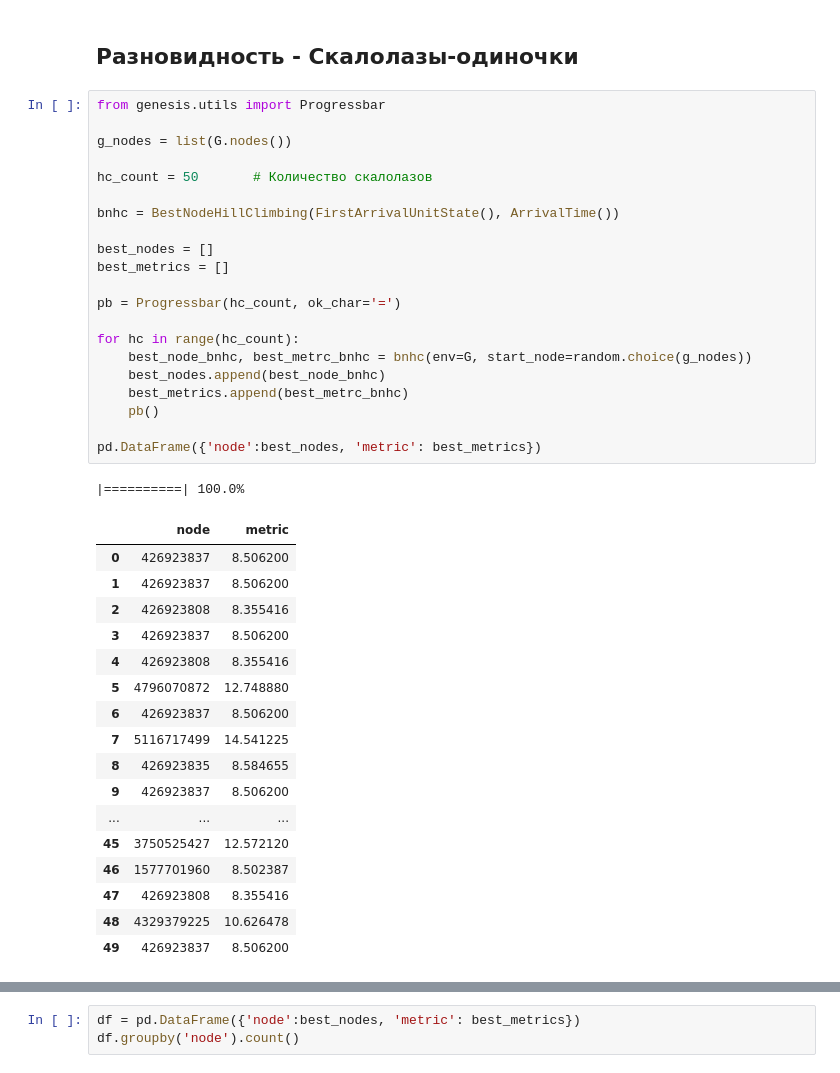
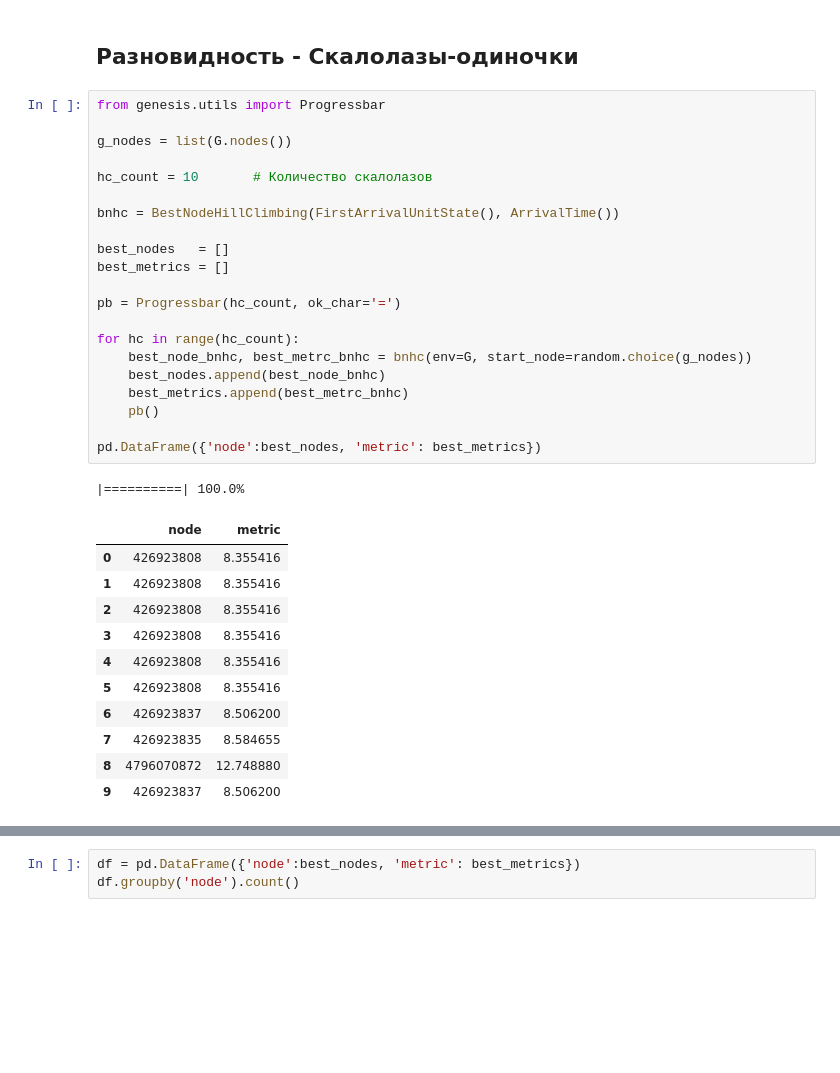
Before and after one commit to Obsidian-pb/genesis, a Jupyter notebook: work/genesis/best_node_monkey_construct.ipynb, the cells around one changed output, grey strips where cells are left out. Drawn from its saved outputs; the diff is of its cells as text; blank space fills up the shorter version.

```diff
--- a/work/genesis/best_node_monkey_construct.ipynb
+++ b/work/genesis/best_node_monkey_construct.ipynb
@@ -267,43 +327,37 @@ area.boundary.plot(ax=ax, color='r')
 # %%
 from genesis.utils import Progressbar
 
 g_nodes = list(G.nodes())
 
-hc_count = 50       # Количество скалолазов
+hc_count = 10       # Количество скалолазов
 
 bnhc = BestNodeHillClimbing(FirstArrivalUnitState(), ArrivalTime())
 
-best_nodes = []
+best_nodes   = []
 best_metrics = []
 
 pb = Progressbar(hc_count, ok_char='=')
 
 for hc in range(hc_count):
     best_node_bnhc, best_metrc_bnhc = bnhc(env=G, start_node=random.choice(g_nodes))
     best_nodes.append(best_node_bnhc)
     best_metrics.append(best_metrc_bnhc)
     pb()
 
 pd.DataFrame({'node':best_nodes, 'metric': best_metrics})
 # %% [output]
 |==========| 100.0%
 |  | node | metric |
-| 0 | 426923837 | 8.506200 |
-| 1 | 426923837 | 8.506200 |
+| 0 | 426923808 | 8.355416 |
+| 1 | 426923808 | 8.355416 |
 | 2 | 426923808 | 8.355416 |
-| 3 | 426923837 | 8.506200 |
+| 3 | 426923808 | 8.355416 |
 | 4 | 426923808 | 8.355416 |
-| 5 | 4796070872 | 12.748880 |
+| 5 | 426923808 | 8.355416 |
 | 6 | 426923837 | 8.506200 |
-| 7 | 5116717499 | 14.541225 |
-| 8 | 426923835 | 8.584655 |
+| 7 | 426923835 | 8.584655 |
+| 8 | 4796070872 | 12.748880 |
 | 9 | 426923837 | 8.506200 |
-| ... | ... | ... |
-| 45 | 3750525427 | 12.572120 |
-| 46 | 1577701960 | 8.502387 |
-| 47 | 426923808 | 8.355416 |
-| 48 | 4329379225 | 10.626478 |
-| 49 | 426923837 | 8.506200 |
 # %%
 nodes_gdf = ox.graph_to_gdfs(G, edges=False)
 fig, ax = ox.plot_graph(G, node_size=0, show=False)
```
Also changed, not shown: parts of 11 cells of this notebook, 15 other files.
